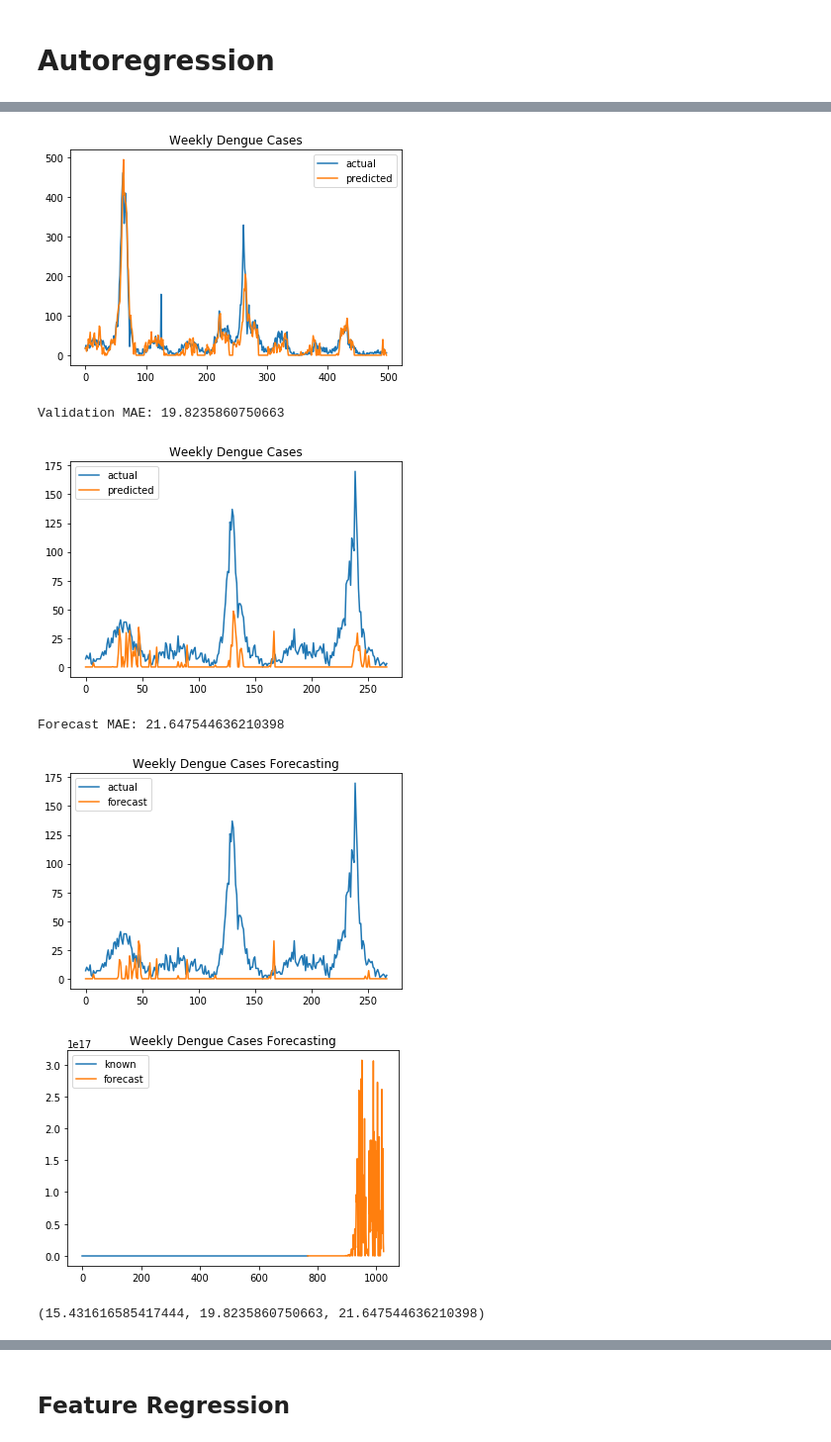
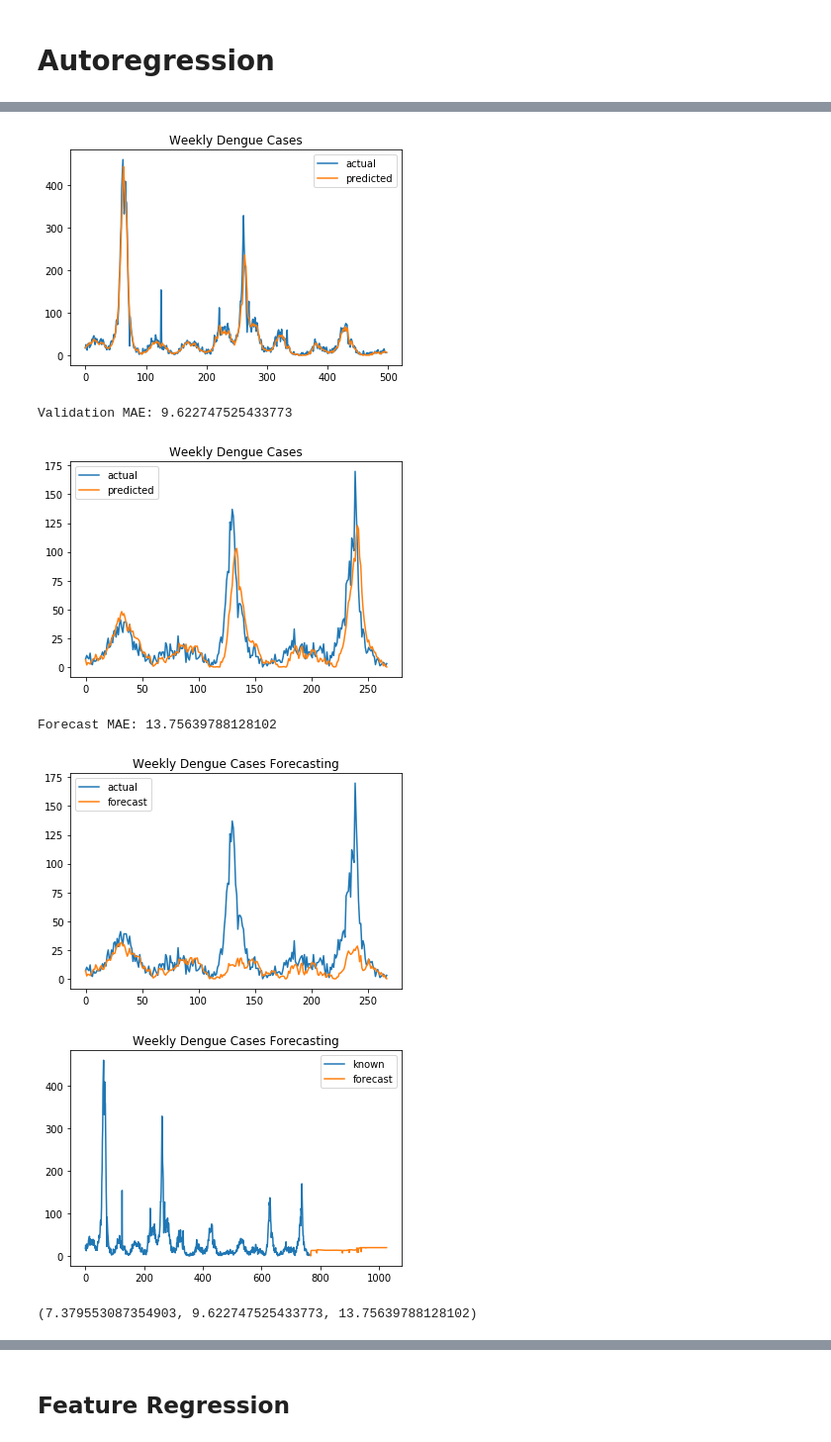
Before and after one commit to jsiloto/dengAI, a Jupyter notebook: analysis/modeling_LSTM.ipynb, the cells around one changed output, grey strips where cells are left out. Shown at 99% size. Drawn from its saved outputs; the diff is of its cells as text; code cells hidden in the pictures.

```diff
--- a/analysis/modeling_LSTM.ipynb
+++ b/analysis/modeling_LSTM.ipynb
@@ -11,22 +27,24 @@ import numpy as np
 import pandas as pd
 from tensorflow.keras import Input, Model
 from tensorflow.keras.layers import Dense, TimeDistributed, Reshape, Flatten, Dropout, BatchNormalization
-from tensorflow.keras.layers import BatchNormalization, LSTM, Bidirectional, Conv1D, Permute
+from tensorflow.keras.layers import BatchNormalization, LSTM, Bidirectional, Conv1D, Permute, CuDNNLSTM, Activation
 import tensorflow.keras.optimizers as optimizers
+from keras_radam.training import RAdamOptimizer
 
-def get_lstm_model(input_shape, lr=1e-5):
+def get_lstm_model(input_shape, lr=5e-6):
     i = Input(shape=(input_shape))
     print(i.shape)
     m = i
+    m = Dropout(0.05)(m)
     m = Permute((2, 1))(m)
-    m = Dropout(0.05)(m)
-    m = LSTM(50, activation='relu')(m)
+    m = CuDNNLSTM(50)(m)
+    m = Activation('relu')(m)
     m = Dense(500, activation='relu')(m)
     m = Dense(200, activation='relu')(m)
     m = Dense(1, activation='relu')(m)
 
     model = Model(inputs=[i], outputs=[m])
 
-    optimizer=optimizers.Adam(lr=lr)
+    optimizer=RAdamOptimizer(learning_rate=lr)
     model.compile(optimizer, 'mae')
     return model
@@ -38,12 +58,12 @@ hyperparameters = {
     'lookback_window': 170,
     'plot':True,
     'normalize': True,
-    'epochs': 250,
+    'epochs': 2000,
     'verbose':False,
     'lr':5e-6,
     'city':'sj',
 }
-experiment = Experiment(get_lstm_model, hyperparameters)
-stats_df_1, df_sj_1 = experiment.run()
+experiment_sj_1 = Experiment(get_lstm_model, hyperparameters)
+stats_df_1, df_sj_1 = experiment_sj_1.run()
 print(stats_df_1)
 # %% [output]
@@ -63,10 +83,10 @@ Train MAE: 15.431616585417444
-[figure, old version]
+[figure, new version]
-Validation MAE: 19.8235860750663
+Validation MAE: 9.622747525433773
-[figure, old version]
+[figure, new version]
-Forecast MAE: 21.647544636210398
+Forecast MAE: 13.75639788128102
-[figure, old version]
+[figure, new version]
-[figure, old version]
+[figure, new version]
-(15.431616585417444, 19.8235860750663, 21.647544636210398)
+(7.379553087354903, 9.622747525433773, 13.75639788128102)
 # %%
 hyperparameters = {
     'train_split_percent': 0.65,
```
Also changed, not shown: parts of 6 cells of this notebook, 2 other files.
